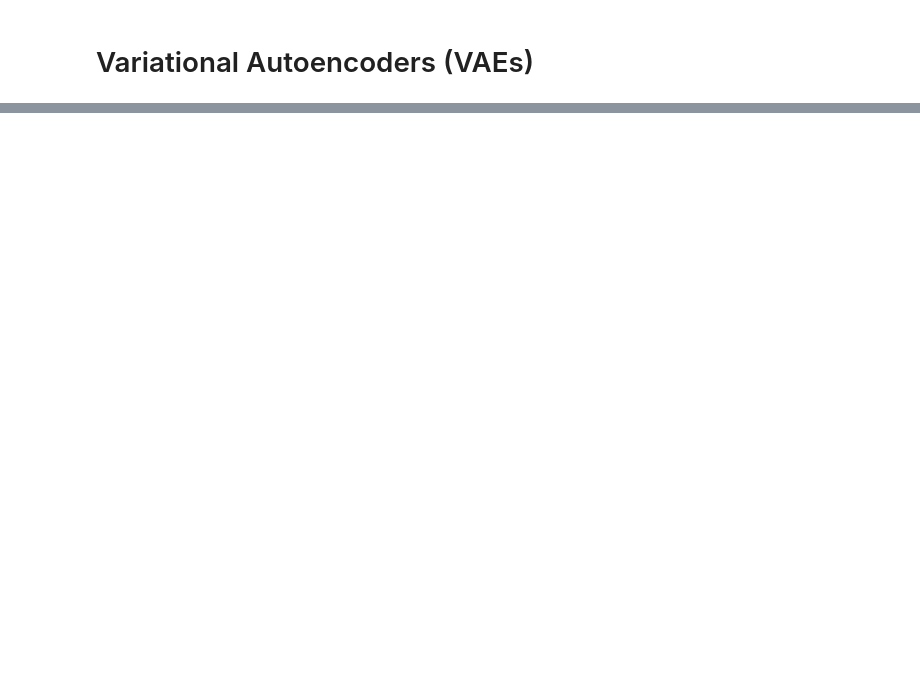
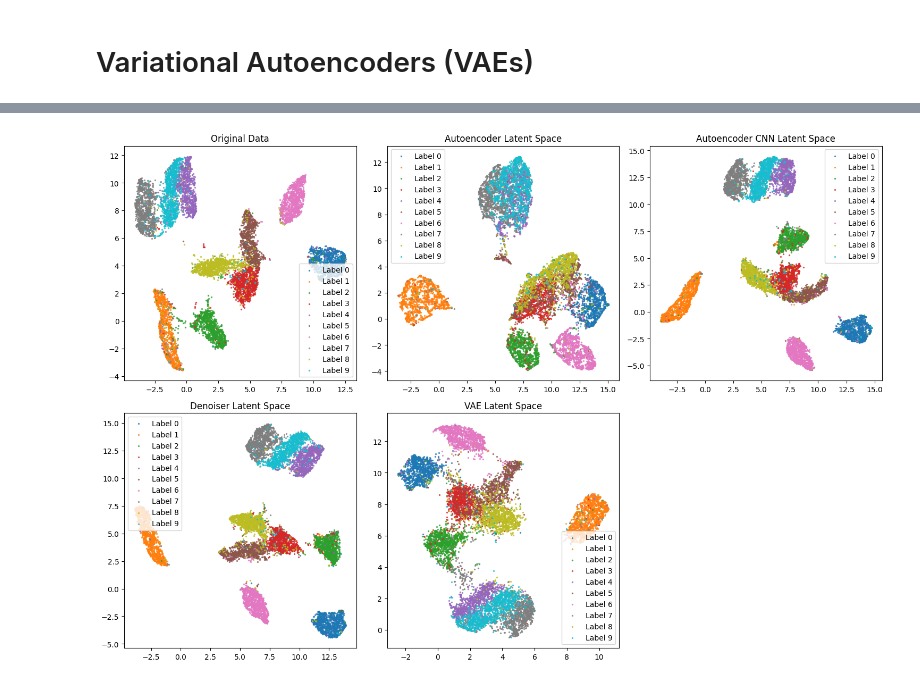
Before and after one commit to jonfunk21/ML4Proteins, a Jupyter notebook: 02_Representations/Autoencoders.ipynb, the cells around one changed output, grey strips where cells are left out. Drawn from its saved outputs; the diff is of its cells as text; code cells hidden in the pictures; blank space fills up the shorter version.

Commit message:
Autoencoder introduction

```diff
--- a/02_Representations/Autoencoders.ipynb
+++ b/02_Representations/Autoencoders.ipynb
@@ -679,0 +744,56 @@ visualize_reconstructions(vae, test_loader, device, num_samples=9, noise=True)
+# %%
+from umap import UMAP
+import torch
+import matplotlib.pyplot as plt
+
+# Dictionary of models
+autoencoders = {
+    "Autoencoder": autoencoder,
+    "Autoencoder CNN": autoencoder_cnn,
+    "Denoiser": denoiser,
+    "VAE": vae
+}
+
+# Collect images and labels
+test = [(img,label) for img, label in test_loader.dataset]
+imgs = torch.stack([img for img, _ in test], dim=0)
+labels = torch.tensor([label for _, label in test])
+
+# Encode data using each model
+encoded_data = {}
+for model_name, model in autoencoders.items():
+    encoded_data[model_name] = model.encode(imgs.to(device)).cpu().detach().numpy()
+
+# Apply UMAP to the original data
+original_data = imgs.view(imgs.size(0), -1).numpy()  # Flatten the images
+umap = UMAP(n_components=2, random_state=42)
+original_data_2D = umap.fit_transform(original_data)
+
+# Apply UMAP to the latent spaces
+latent_spaces_2D = {name: umap.fit_transform(data) for name, data in encoded_data.items()}
+
+# Plot the UMAP results
+plt.figure(figsize=(15, 15))
+
+# Plot for unencoded data
+plt.subplot(3, len(latent_spaces_2D) // 2 + 1, 1)
+for label in torch.unique(labels):
+    indices = (labels == label).numpy()
+    plt.scatter(original_data_2D[indices, 0], original_data_2D[indices, 1], s=2, label=f"Label {label.item()}", alpha=0.7)
+plt.title("Original Data")
+plt.legend()
+plt.tight_layout()
+
+# Plot for latent spaces
+for i, (name, latent_2D) in enumerate(latent_spaces_2D.items(), start=2):
+    plt.subplot(3, len(latent_spaces_2D) // 2 + 1, i)
+    for label in torch.unique(labels):
+        indices = (labels == label).numpy()
+        plt.scatter(latent_2D[indices, 0], latent_2D[indices, 1], s=2, label=f"Label {label.item()}", alpha=0.7)
+    plt.title(f"{name} Latent Space")
+    plt.legend()
+    plt.tight_layout()
+
+plt.show()
+# %% [output]
+[figure, added]
```
Also changed, not shown: parts of 16 cells of this notebook, 8 other files.
